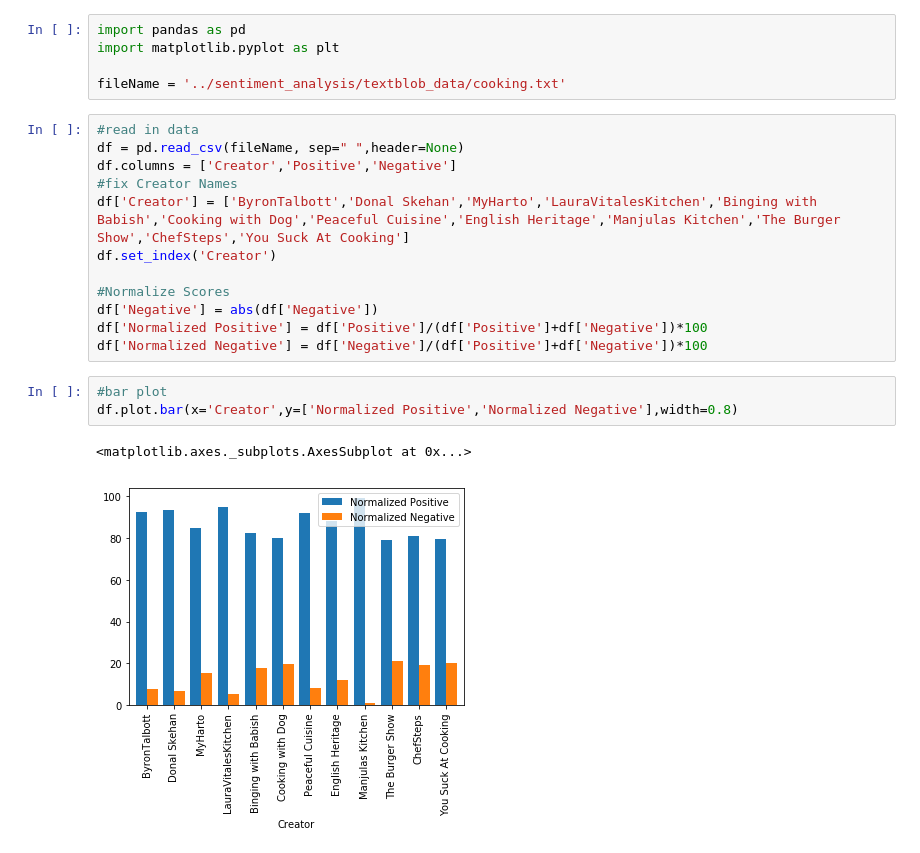
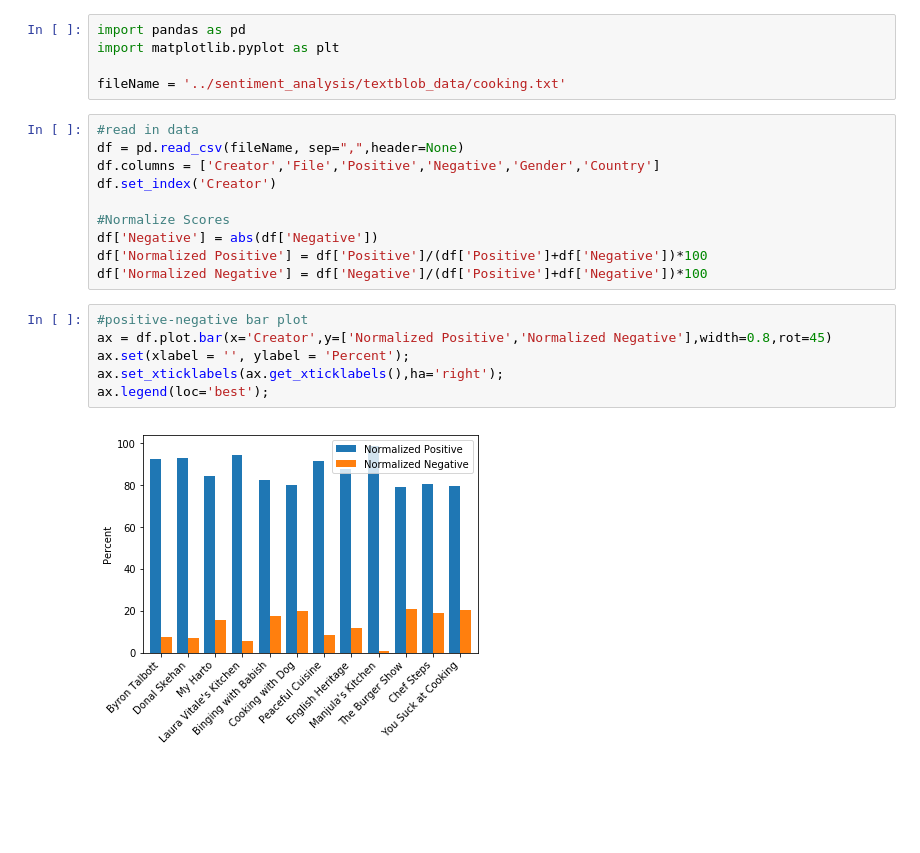
Before and after one commit to jivers-ucsd/ECE-229-Project---Group-7, a Jupyter notebook: plotting/graph cooking.ipynb, the cells around one changed output. Drawn from its saved outputs; the diff is of its cells as text; blank space fills up the shorter version.

Commit message:
finalized plots and updated cooking data

```diff
--- a/plotting/graph cooking.ipynb
+++ b/plotting/graph cooking.ipynb
@@ -82,10 +5,8 @@ import matplotlib.pyplot as plt
 fileName = '../sentiment_analysis/textblob_data/cooking.txt'
 # %%
 #read in data
-df = pd.read_csv(fileName, sep=" ",header=None)
-df.columns = ['Creator','Positive','Negative']
-#fix Creator Names
-df['Creator'] = ['ByronTalbott','Donal Skehan','MyHarto','LauraVitalesKitchen','Binging with Babish','Cooking with Dog','Peaceful Cuisine','English Heritage','Manjulas Kitchen','The Burger Show','ChefSteps','You Suck At Cooking']
+df = pd.read_csv(fileName, sep=",",header=None)
+df.columns = ['Creator','File','Positive','Negative','Gender','Country']
 df.set_index('Creator')
 
 #Normalize Scores
@@ -93,8 +14,10 @@ df['Negative'] = abs(df['Negative'])
 df['Normalized Positive'] = df['Positive']/(df['Positive']+df['Negative'])*100
 df['Normalized Negative'] = df['Negative']/(df['Positive']+df['Negative'])*100
 # %%
-#bar plot
-df.plot.bar(x='Creator',y=['Normalized Positive','Normalized Negative'],width=0.8)
+#positive-negative bar plot
+ax = df.plot.bar(x='Creator',y=['Normalized Positive','Normalized Negative'],width=0.8,rot=45)
+ax.set(xlabel = '', ylabel = 'Percent');
+ax.set_xticklabels(ax.get_xticklabels(),ha='right');
+ax.legend(loc='best');
 # %% [output]
-<matplotlib.axes._subplots.AxesSubplot at 0x...>
-[figure, old version]
+[figure, new version]
```
Also changed, not shown: parts of 8 cells of this notebook, 1 other file.
